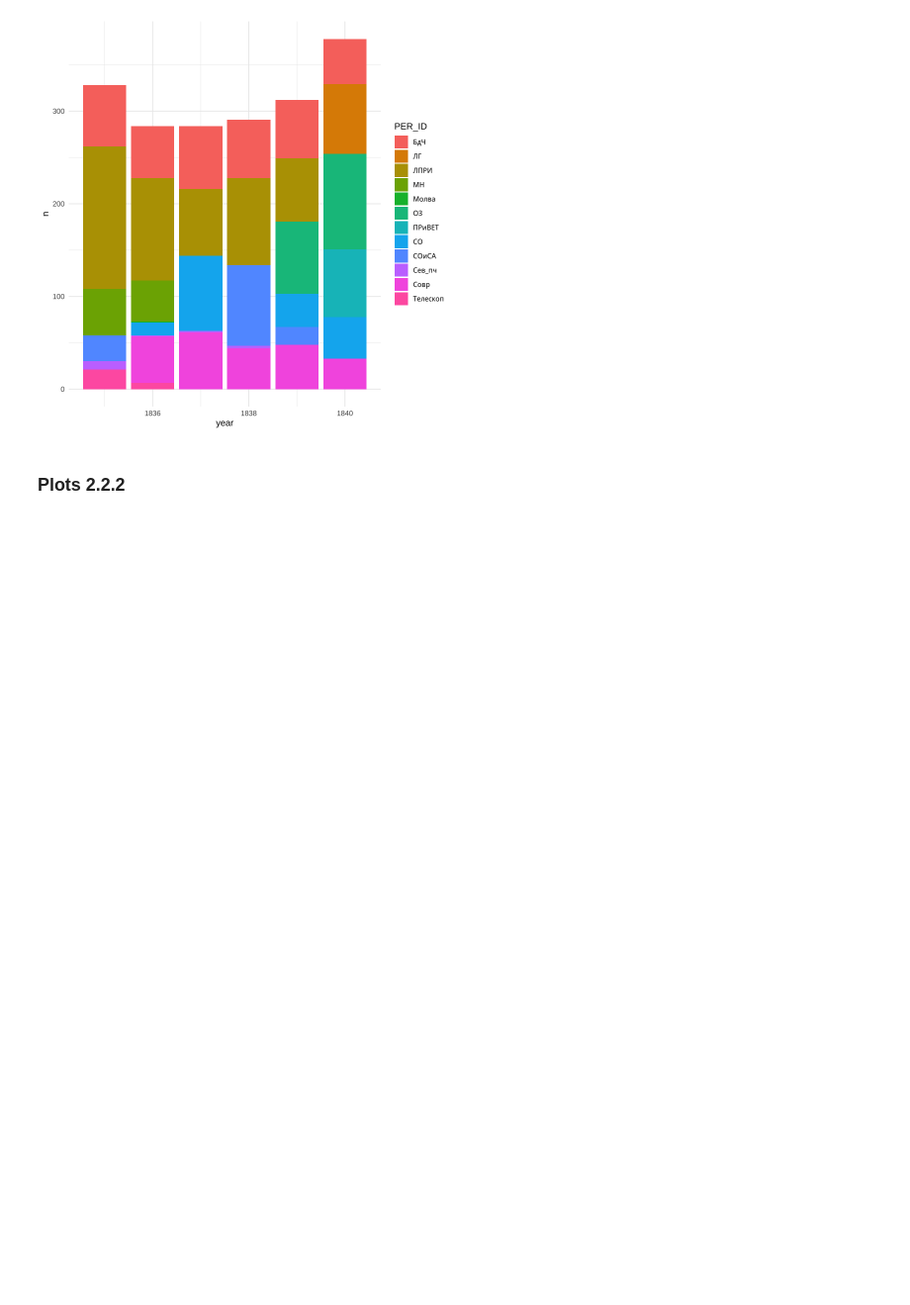
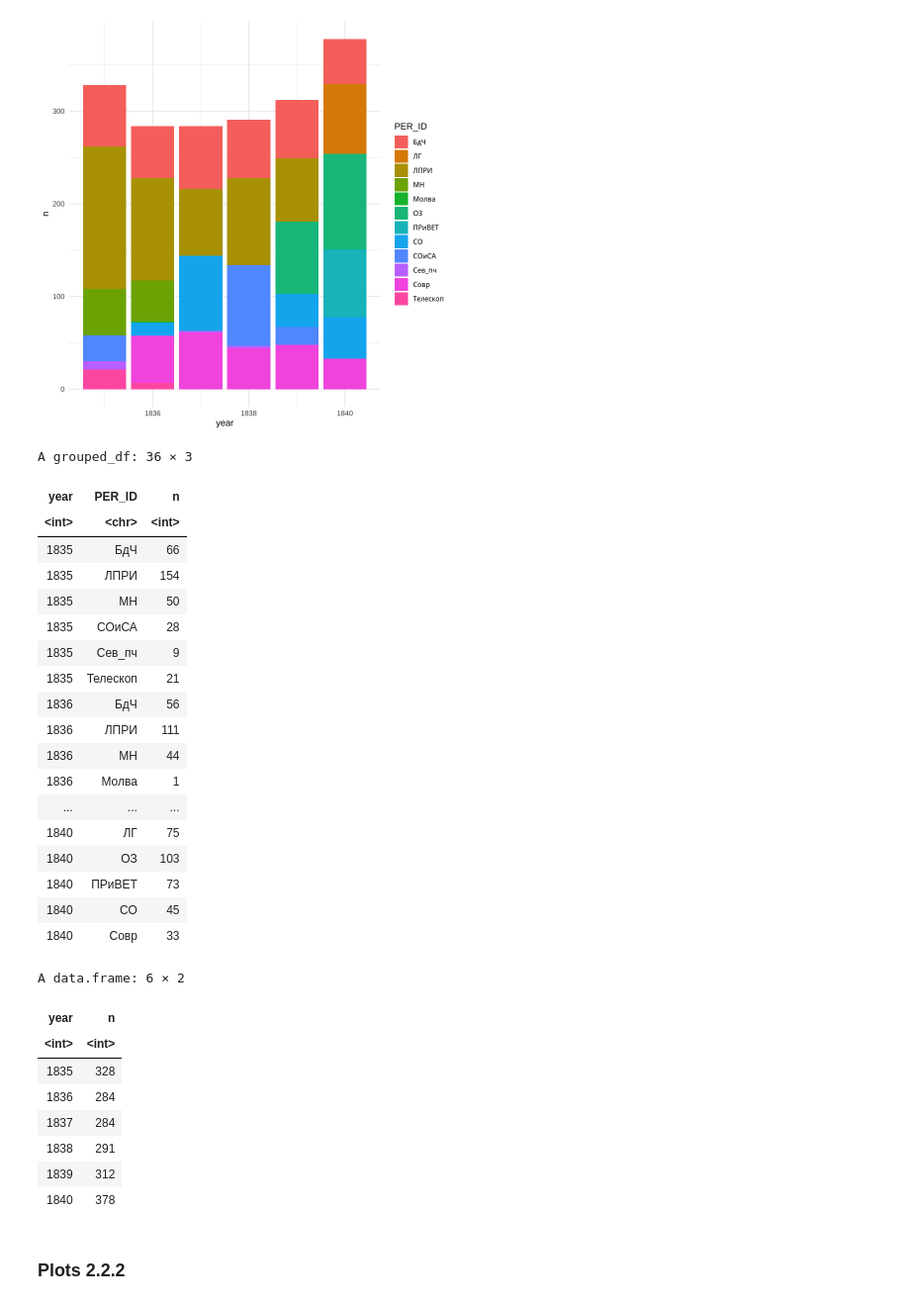
Before and after one commit to tonyamart/corpus35_pr, a Jupyter notebook: scr/02_chapter/02_2_periodicals_overview.ipynb, the cells around one changed output. Shown at 99% size. Cells and saved outputs as stored; diff of their text form; code cells hidden in the pictures; blank space fills up the shorter version.

```diff
--- a/scr/02_chapter/02_2_periodicals_overview.ipynb
+++ b/scr/02_chapter/02_2_periodicals_overview.ipynb
@@ -347,6 +349,39 @@ per %>% group_by(year, PER_ID) %>% count() %>%
     ggplot(aes(x = year, y = n, fill = PER_ID)) + geom_col()
 # %% [output]
 [figure]
+# %%
+per %>% group_by(year, PER_ID) %>% count()
+
+per %>% count(year)
+# %% [output]
+A grouped_df: 36 × 3
+| year | PER_ID | n |
+| <int> | <chr> | <int> |
+| 1835 | БдЧ | 66 |
+| 1835 | ЛПРИ | 154 |
+| 1835 | МН | 50 |
+| 1835 | СОиСА | 28 |
+| 1835 | Сев_пч | 9 |
+| 1835 | Телескоп | 21 |
+| 1836 | БдЧ | 56 |
+| 1836 | ЛПРИ | 111 |
+| 1836 | МН | 44 |
+| 1836 | Молва | 1 |
+| ... | ... | ... |
+| 1840 | ЛГ | 75 |
+| 1840 | ОЗ | 103 |
+| 1840 | ПРиВЕТ | 73 |
+| 1840 | СО | 45 |
+| 1840 | Совр | 33 |
+A data.frame: 6 × 2
+| year | n |
+| <int> | <int> |
+| 1835 | 328 |
+| 1836 | 284 |
+| 1837 | 284 |
+| 1838 | 291 |
+| 1839 | 312 |
+| 1840 | 378 |
 # %% [markdown]
 ### Plots 2.2.2
 # %%
```
Also changed, not shown: parts of 2 cells of this notebook, 1 other file.
